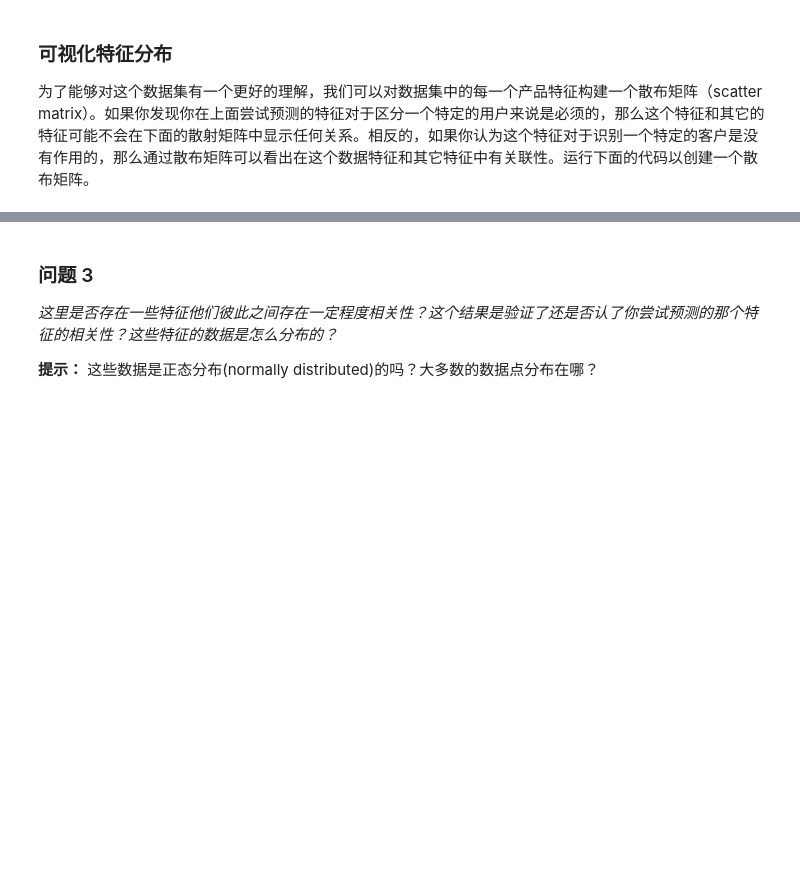
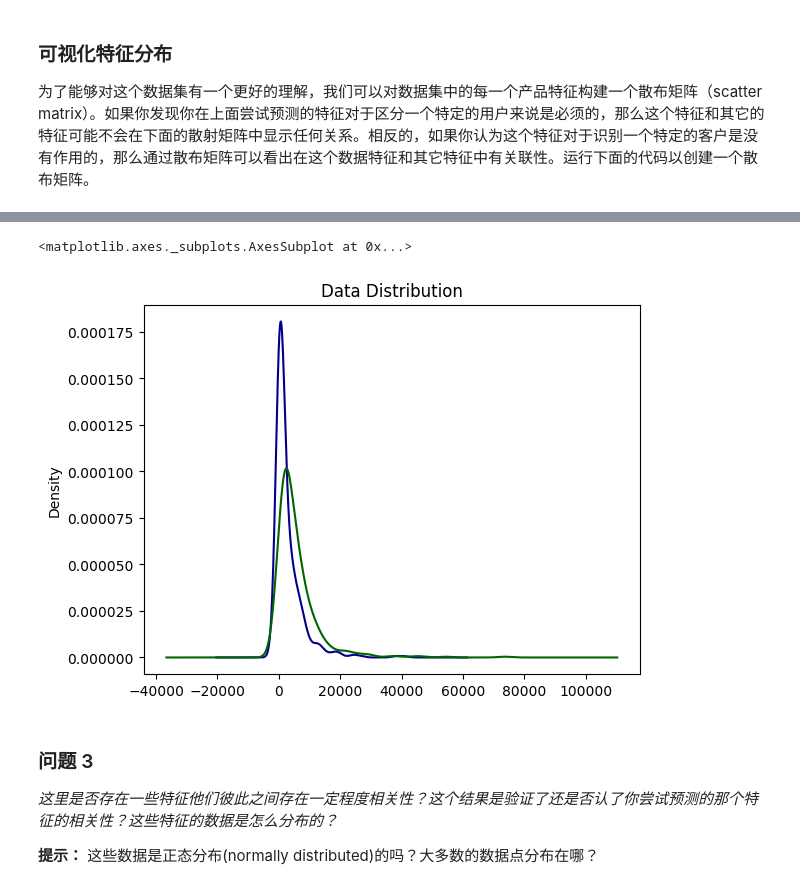
Before and after one commit to jtang145/machine-learning-courses, a Jupyter notebook: customer_segments/customer_segments.ipynb, the cells around one changed output, grey strips where cells are left out. Saved outputs shown, nothing was run; the diff lists cells and outputs as text; code cells hidden in the pictures; blank space fills up the shorter version.

```diff
--- a/customer_segments/customer_segments.ipynb
+++ b/customer_segments/customer_segments.ipynb
@@ -127,3 +128,9 @@ pd.scatter_matrix(data, alpha = 0.3, figsize = (14,8), diagonal = 'kde');
+# %%
+plt = data['Detergents_Paper'].plot(kind='kde', color='DarkBlue', title='Data Distribution')
+data['Milk'].plot(kind='kde', x='index', y='Milk', color='DarkGreen', ax=plt)
+# %% [output]
+<matplotlib.axes._subplots.AxesSubplot at 0x...>
+[figure, added]
 # %% [markdown]
 ### 问题 3
 *这里是否存在一些特征他们彼此之间存在一定程度相关性？这个结果是验证了还是否认了你尝试预测的那个特征的相关性？这些特征的数据是怎么分布的？*
```
Also changed, not shown: parts of 13 cells of this notebook, 2 other files.
